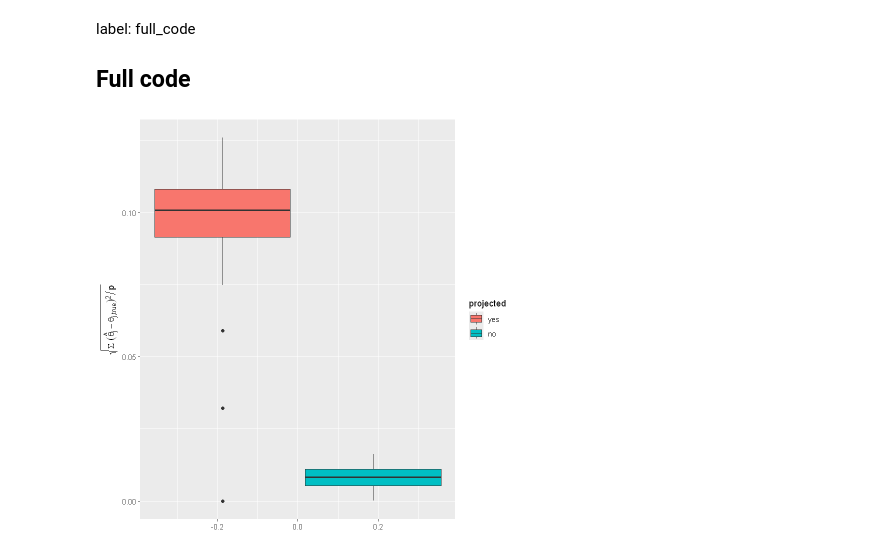
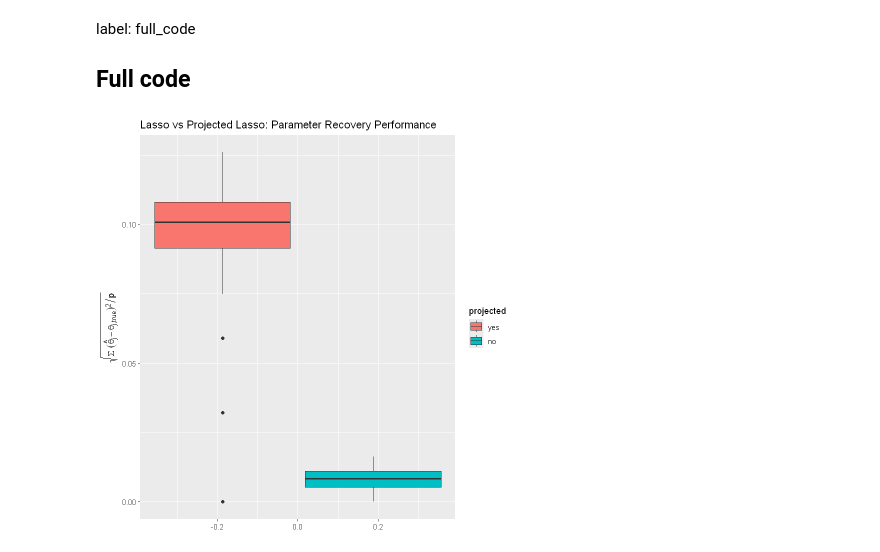
Before and after one commit to slds-lmu/lecture_sl, a Jupyter notebook: exercises/regularization-quarto/sol_regularization_2_R.ipynb, the cells around one changed output. Drawn from its saved outputs; the diff is of its cells as text; code cells hidden in the pictures.

```diff
--- a/exercises/regularization-quarto/sol_regularization_2_R.ipynb
+++ b/exercises/regularization-quarto/sol_regularization_2_R.ipynb
@@ -369,8 +377,17 @@ lasso <- function(X, y, lambda, N){
         rho_j = X[,j] %*% partial_residual
         z_j = sum(X[,j]^2)
 
-        theta[j] = ifelse(rho_j < -lambda, (rho_j + lambda)/z_j,
-                   ifelse(rho_j > lambda,  (rho_j - lambda)/z_j, 0))
+        if (rho_j < -lambda) {
+            theta[j] = (rho_j + lambda)/z_j
+        } else if (rho_j > lambda) {
+            theta[j] = (rho_j - lambda)/z_j
+        } else {
+            theta[j] = 0
+        }
+        # More compact version of the above if-elif-else
+        # theta[j] = ifelse(rho_j < -lambda, (rho_j + lambda)/z_j,
+        #            ifelse(rho_j > lambda,  (rho_j - lambda)/z_j, 0))
+
     }
     return(theta)
 }
@@ -398,31 +415,32 @@ for(i in seq(num_reruns)){
     # Randomly setting ~70% of coefficients to zero
     idx = rbinom(p, 1, 0.7)
     theta_true[which(idx == 1)] = 0
 
     # Linear signal plus Gaussian noise
     y = X %*% theta_true + rnorm(n, sd=sigma_noise)
 
     theta_proj_lasso = proj_orth_lasso(X, y, lambda)
     theta_regular_lasso = lasso(X, y, lambda, num_optim_steps)
 
     corrected_rmses_proj_lasso    = n/(n-1)*sd(theta_proj_lasso - theta_true)
     corrected_rmses_regular_lasso = n/(n-1)*sd(theta_regular_lasso - theta_true)
 
     corrected_rmses = rbind(
         corrected_rmses,
         data.frame(corrected_rmse=corrected_rmses_proj_lasso,
                    projected=factor("yes", levels=c("yes", "no")))
         )
 
     corrected_rmses = rbind(
         corrected_rmses,
         data.frame(corrected_rmse=corrected_rmses_regular_lasso,
                    projected=factor("no", levels=c("yes", "no")))
         )
 }
 
 ggplot(corrected_rmses) +
     geom_boxplot(aes(y = corrected_rmse, fill = projected)) +
+    ggtitle('Lasso vs Projected Lasso: Parameter Recovery Performance') +
     ylab(expression(sqrt(Sigma~(hat(theta)[j]-theta["j,true"])^2/p)))
 # %% [output]
-[figure, old version]
+[figure, new version]
```
Also changed, not shown: parts of 7 cells of this notebook, 1 other file.
